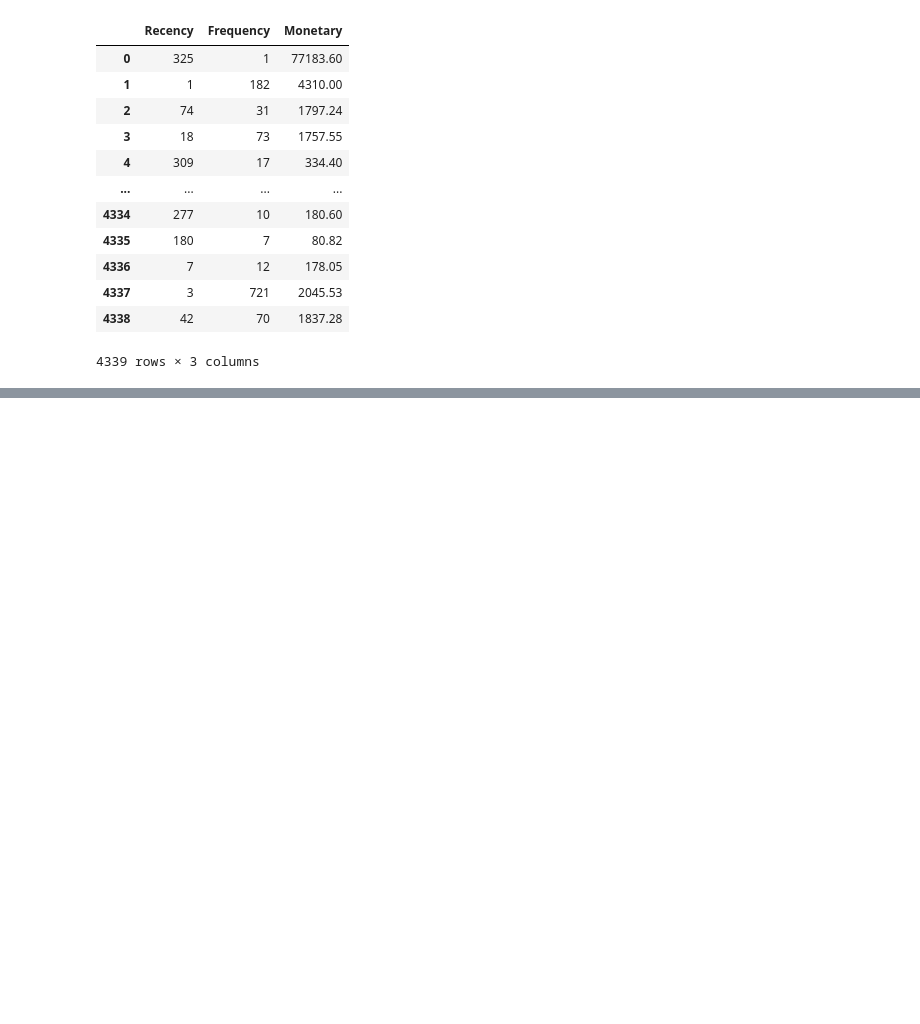
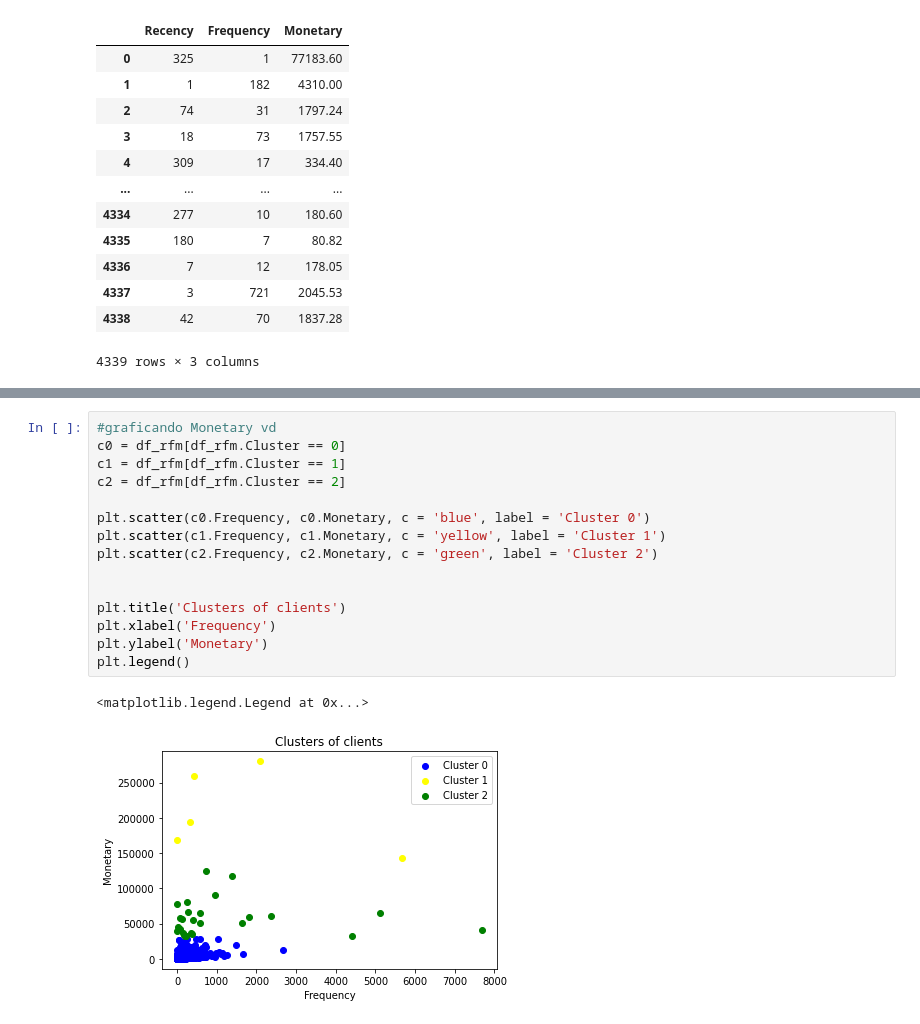
Before and after one commit to Raysk1/machineLearning, a Jupyter notebook: PROYECTO_02_FRANCO_GARCIA_OSCAR.ipynb, the cells around one changed output, grey strips where cells are left out. Drawn from its saved outputs; the diff is of its cells as text; blank space fills up the shorter version.

```diff
--- a/PROYECTO_02_FRANCO_GARCIA_OSCAR.ipynb
+++ b/PROYECTO_02_FRANCO_GARCIA_OSCAR.ipynb
@@ -352,0 +362,18 @@ df_rfm
+# %%
+#graficando Monetary vd
+c0 = df_rfm[df_rfm.Cluster == 0]
+c1 = df_rfm[df_rfm.Cluster == 1]
+c2 = df_rfm[df_rfm.Cluster == 2]
+
+plt.scatter(c0.Frequency, c0.Monetary, c = 'blue', label = 'Cluster 0')
+plt.scatter(c1.Frequency, c1.Monetary, c = 'yellow', label = 'Cluster 1')
+plt.scatter(c2.Frequency, c2.Monetary, c = 'green', label = 'Cluster 2')
+
+
+plt.title('Clusters of clients')
+plt.xlabel('Frequency')
+plt.ylabel('Monetary')
+plt.legend()
+# %% [output]
+<matplotlib.legend.Legend at 0x...>
+[figure, added]
```
Also changed, not shown: parts of 9 cells of this notebook.
